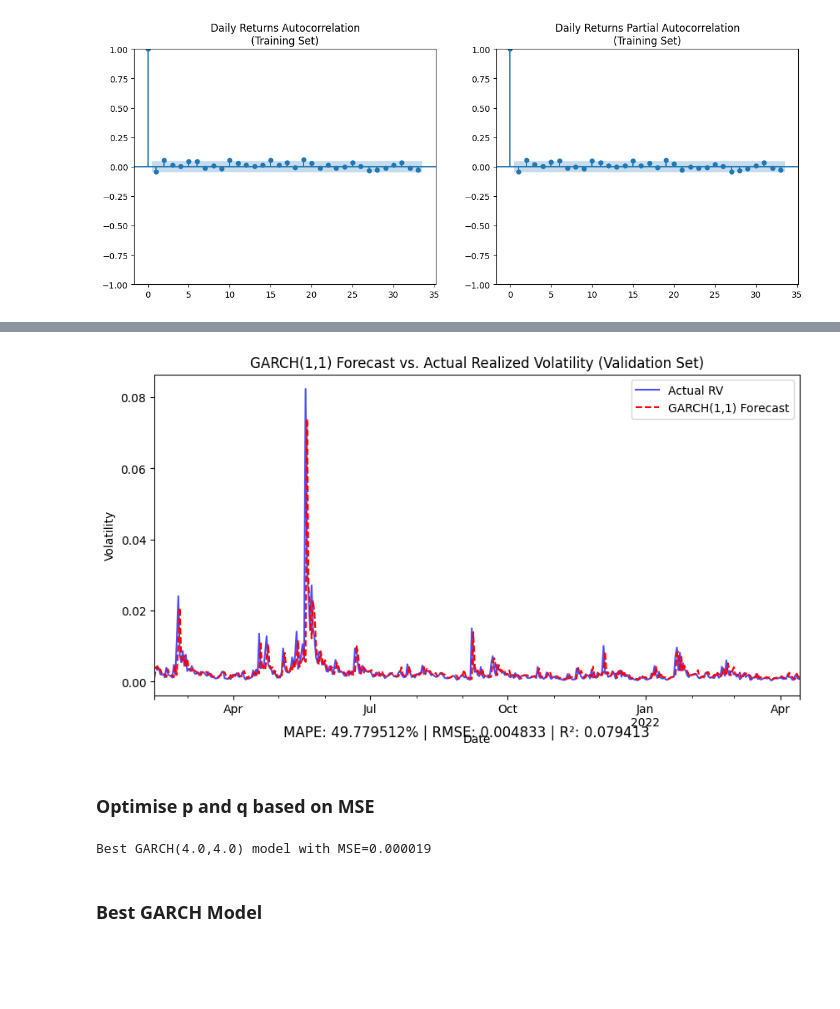
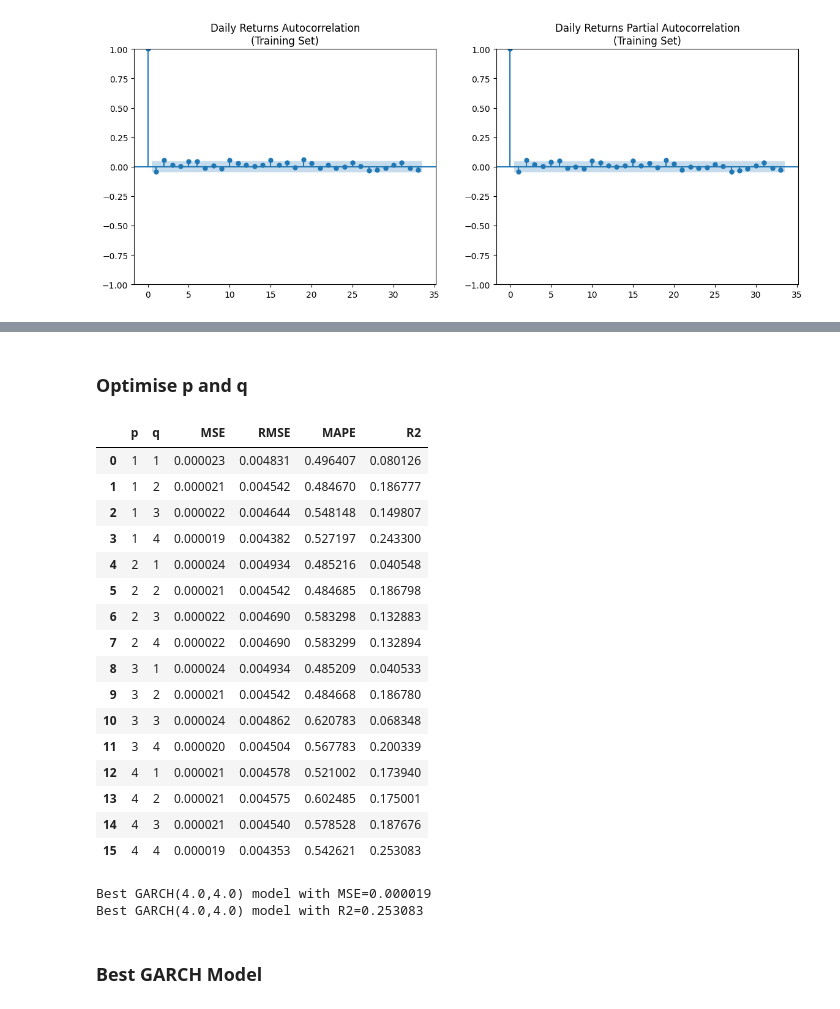
Before and after one commit to zhyoung17/crypto-rv-forecast, a Jupyter notebook: notebooks/models/GARCH.ipynb, the cells around one changed output, grey strips where cells are left out. Saved outputs shown, nothing was run; the diff lists cells and outputs as text; code cells hidden in the pictures; blank space fills up the shorter version.

Commit message:
update GARCH

```diff
--- a/notebooks/models/GARCH.ipynb
+++ b/notebooks/models/GARCH.ipynb
@@ -97,31 +66,8 @@ for i in range(len(r_val)):
-# %%
-# Calculate Error Metrics
-mse = mean_squared_error(RV_val, predicted_volatility)
-rmse = np.sqrt(mse)
-mape = mean_absolute_percentage_error(RV_val, predicted_volatility)
-r2 = r2_score(RV_val, predicted_volatility)
-# %%
-# Create a DataFrame for visualization
-df_pred = pd.DataFrame({'Predicted Volatility': predicted_volatility}, index=r_val.index)
-
-# Plot the predicted volatility against the realized volatility on the validation set
-plt.figure(figsize=(10, 5))
-RV_val.plot(label="Actual RV", color="blue", alpha=0.7)
-df_pred['Predicted Volatility'].plot(label="GARCH(1,1) Forecast", color="red", linestyle="dashed")
-plt.xlabel("Date")
-plt.ylabel("Volatility")
-plt.title("GARCH(1,1) Forecast vs. Actual Realized Volatility (Validation Set)")
-plt.legend()
-#add captions
-plt.figtext(0.5, 0.01, f"MAPE: {mape:.6%} | RMSE: {rmse:.6f} | R²: {r2:.6f}", wrap=True, horizontalalignment='center', fontsize=12)
-plt.show()
-# %% [output]
-[figure, removed]
 # %% [markdown]
-### Optimise p and q based on MSE
+### Optimise p and q
 # %%
 # Store results
-MSE_results = []
+results = []
 # %%
 # Define range of p and q values to test
 p_range = range(1, 5)
@@ -162,22 +108,53 @@ for p in p_range:
 
             # Compute MSE
             mse = mean_squared_error(RV_val, predicted_volatility)
-            MSE_results.append((p, q, mse))
+            rmse = np.sqrt(mse)
+            mape = mean_absolute_percentage_error(RV_val, predicted_volatility)
+            r2 = r2_score(RV_val, predicted_volatility)
+            results.append((p, q, mse, rmse, mape, r2))
 
         except Exception as e:
             print(f"Skipping GARCH({p},{q}) due to error: {e}")
+# %%
+# Convert results to a DataFrame
+gm_results = pd.DataFrame(results, columns=['p', 'q', 'MSE', 'RMSE', 'MAPE', 'R2'])
+# %%
+gm_results
+# %% [output]
+|  | p | q | MSE | RMSE | MAPE | R2 |
+| 0 | 1 | 1 | 0.000023 | 0.004831 | 0.496407 | 0.080126 |
+| 1 | 1 | 2 | 0.000021 | 0.004542 | 0.484670 | 0.186777 |
+| 2 | 1 | 3 | 0.000022 | 0.004644 | 0.548148 | 0.149807 |
+| 3 | 1 | 4 | 0.000019 | 0.004382 | 0.527197 | 0.243300 |
+| 4 | 2 | 1 | 0.000024 | 0.004934 | 0.485216 | 0.040548 |
+| 5 | 2 | 2 | 0.000021 | 0.004542 | 0.484685 | 0.186798 |
+| 6 | 2 | 3 | 0.000022 | 0.004690 | 0.583298 | 0.132883 |
+| 7 | 2 | 4 | 0.000022 | 0.004690 | 0.583299 | 0.132894 |
+| 8 | 3 | 1 | 0.000024 | 0.004934 | 0.485209 | 0.040533 |
+| 9 | 3 | 2 | 0.000021 | 0.004542 | 0.484668 | 0.186780 |
+| 10 | 3 | 3 | 0.000024 | 0.004862 | 0.620783 | 0.068348 |
+| 11 | 3 | 4 | 0.000020 | 0.004504 | 0.567783 | 0.200339 |
+| 12 | 4 | 1 | 0.000021 | 0.004578 | 0.521002 | 0.173940 |
+| 13 | 4 | 2 | 0.000021 | 0.004575 | 0.602485 | 0.175001 |
+| 14 | 4 | 3 | 0.000021 | 0.004540 | 0.578528 | 0.187676 |
+| 15 | 4 | 4 | 0.000019 | 0.004353 | 0.542621 | 0.253083 |
 # %%
-# Convert results to a DataFrame
-gm_results = pd.DataFrame(MSE_results, columns=['p', 'q', 'MSE'])
-
 # Find the best (p, q) with the lowest MSE
 best_params = gm_results.loc[gm_results['MSE'].idxmin()]
 best_p = best_params['p']
 best_q = best_params['q']
 best_mse = best_params['MSE']
 print(f"Best GARCH({best_p},{best_q}) model with MSE={best_mse:.6f}")
+
+# Find the best (p, q) with the largest R2
+best_params = gm_results.loc[gm_results['R2'].idxmax()]
+best_p = best_params['p']
+best_q = best_params['q']
+best_r2 = best_params['R2']
+print(f"Best GARCH({best_p},{best_q}) model with R2={best_r2:.6f}")
 # %% [output]
 Best GARCH(4.0,4.0) model with MSE=0.000019
+Best GARCH(4.0,4.0) model with R2=0.253083
 # %% [markdown]
 ### Best GARCH Model
 # %%
```
Also changed, not shown: parts of 4 cells of this notebook.
